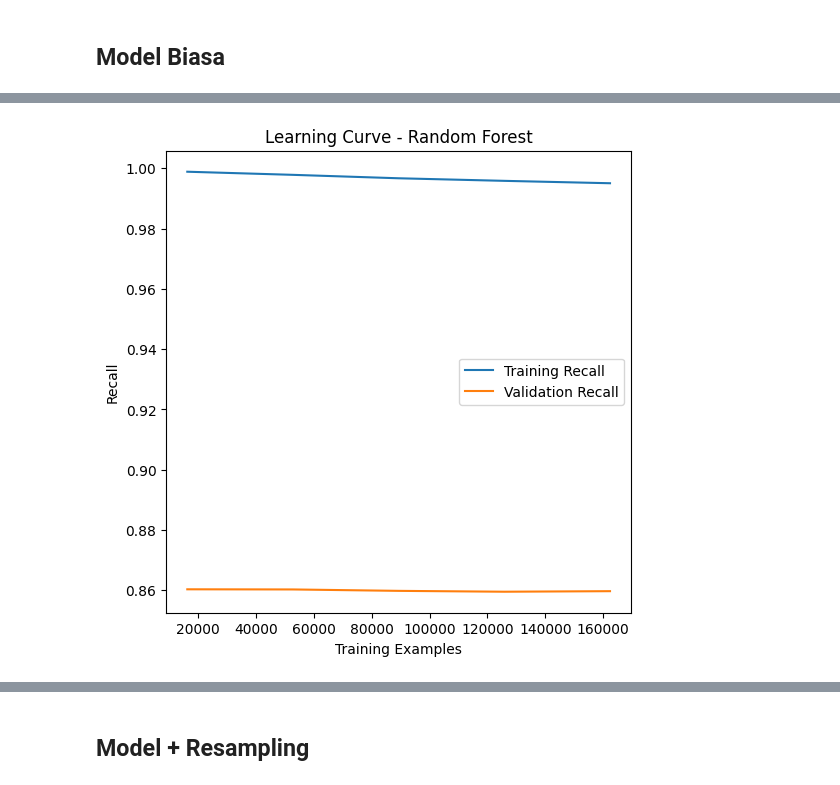
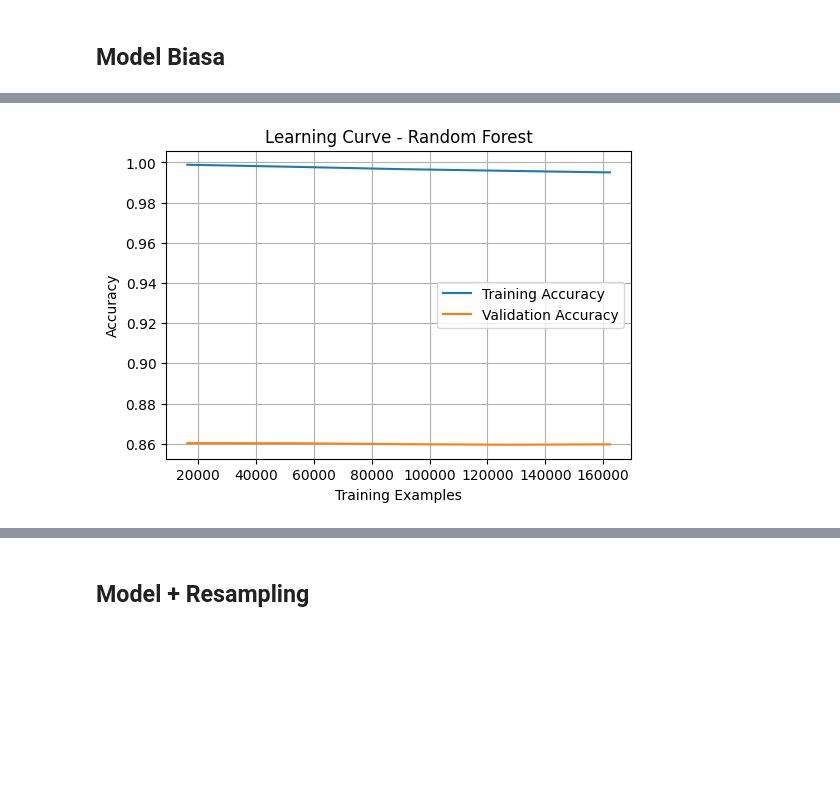
Before and after one commit to Ariqueeezz/Personal_Data_Science_Projects, a Jupyter notebook: Experiment2_DiabetesPrediction.ipynb, the cells around one changed output, grey strips where cells are left out. Saved outputs shown, nothing was run; the diff lists cells and outputs as text; code cells hidden in the pictures; blank space fills up the shorter version.

```diff
--- a/Experiment2_DiabetesPrediction.ipynb
+++ b/Experiment2_DiabetesPrediction.ipynb
@@ -278,96 +264,120 @@ X_train_resampled, X_test_resampled, y_train_resampled, y_test_resampled = train
 # %% [markdown]
 ## **Model Biasa**
 # %%
+# Inisialisasi Model
 rfc = RandomForestClassifier(random_state=42)
 dtc = DecisionTreeClassifier(random_state=42)
 xgb = XGBClassifier(random_state=42)
 
-model_scores = []
 models = [
     ("Random Forest", rfc),
     ("XGboost Classifier", xgb),
     ("Decision Tree", dtc),
 ]
 
+# Inisialisasi list untuk menyimpan data plotting ROC
+roc_curve_data = []
+model_scores = []
+
 best_model = None
 best_accuracy = 0.0
-best_params = {}
 
+# Loop Model
 for model_name, model in models:
     pipeline = Pipeline([
         ('model', model)
     ])
 
-    print(f" {model} ".center(50, '='))
-    print()
+    print(f" {model_name} ".center(50, '='))
 
     # Training Model
     pipeline.fit(X_train, y_train)
     y_pred = pipeline.predict(X_test)
     y_prob = pipeline.predict_proba(X_test)[:, 1]
 
-    # Evaluasi Model
+    # Evaluasi Metrics
     accuracy = accuracy_score(y_test, y_pred)
     precision = precision_score(y_test, y_pred)
     recall = recall_score(y_test, y_pred)
     f1 = f1_score(y_test, y_pred)
+    roc_auc = roc_auc_score(y_test, y_prob)
     cm = confusion_matrix(y_test, y_pred)
-    roc_auc = roc_auc_score(y_test, y_prob)
 
-    # Learning Curve
+    # Simpan data ROC untuk di-plot nanti (Bagian Penting)
+    fpr, tpr, thresholds = roc_curve(y_test, y_prob)
+    roc_curve_data.append({
+        'label': model_name,
+        'fpr': fpr,
+        'tpr': tpr,
+        'auc': roc_auc
+    })
+
+    # --- Learning Curve (Tetap Individual per Model) ---
     train_sizes, train_scores, test_scores = learning_curve(
         pipeline, X_train, y_train, cv=5, scoring='accuracy', n_jobs=-1)
 
     train_scores_mean = np.mean(train_scores, axis=1)
     test_scores_mean = np.mean(test_scores, axis=1)
 
-    # Learning Curve Visualization
-    plt.figure(figsize=(6, 6))
-    plt.plot(train_sizes, train_scores_mean, label='Training Recall')
-    plt.plot(train_sizes, test_scores_mean, label='Validation Recall')
+    plt.figure(figsize=(6, 4))
+    plt.plot(train_sizes, train_scores_mean, label='Training Accuracy')
+    plt.plot(train_sizes, test_scores_mean, label='Validation Accuracy')
     plt.xlabel('Training Examples')
-    plt.ylabel('Recall')
+    plt.ylabel('Accuracy') # Sesuaikan label jika scoring='accuracy'
     plt.title(f'Learning Curve - {model_name}')
     plt.legend()
+    plt.grid(True)
     plt.show()
 
-    # ROC AUC Score
-    fpr, tpr, thresholds = roc_curve(y_test, y_prob)
-    # ROC AUC Visualization
-    plt.figure(figsize=(6,6))
-    plt.plot(fpr, tpr, color='blue', label='ROC curve (AUC = %0.3f)' % roc_auc)
-    plt.plot([0, 1], [0, 1], color='gray', linestyle='--')
-    plt.xlabel('False Positive Rate')
-    plt.ylabel('True Positive Rate')
-    plt.title(f'Receiver Operating Characteristic (ROC) Curve\n{model.__class__.__name__}')
-    plt.legend(loc="lower right")
+    # --- Confusion Matrix (Tetap Individual per Model) ---
+    cm_display = ConfusionMatrixDisplay(confusion_matrix=cm, display_labels=pipeline.classes_)
+    cm_display.plot(cmap='crest')
+    plt.title(f'Confusion Matrix - {model_name}')
     plt.show()
 
+    print(classification_report(y_test, y_pred))
+
+    # Simpan Score ke DataFrame
     model_scores.append({
         'Model': model_name,
         'Accuracy': accuracy,
         'Precision': precision,
         'Recall': recall,
         'F1 Score': f1,
-        'AUC Score': roc_auc})
+        'AUC Score': roc_auc
+    })
 
-    model_scores_df = pd.DataFrame(model_scores)
-
-    # Confusion Matrix
-    cm_display = ConfusionMatrixDisplay(confusion_matrix=cm, display_labels=pipeline.classes_)
-    cm_display.plot(cmap='crest')
-    plt.title(model_name)
-    plt.show()
-    print()
-
+    # Cek Best Model
     if accuracy > best_accuracy:
         best_accuracy = accuracy
         best_model = pipeline
 
-# Evaluasi Model
-display(model_scores_df)
+# --- VISUALISASI GABUNGAN ROC CURVE ---
+print(" Combined ROC-AUC Curve ".center(50, '='))
+plt.figure(figsize=(10, 8))
+
+# Loop data yang sudah disimpan untuk membuat garis tiap model
+for data in roc_curve_data:
+    plt.plot(data['fpr'], data['tpr'], linewidth=2,
+             label=f"{data['label']} (AUC = {data['auc']:.3f})")
+
+# Garis diagonal (random guess)
+plt.plot([0, 1], [0, 1], 'k--', lw=2, color='gray', label='Random Guess')
+
+# Dekorasi Plot
+plt.xlim([0.0, 1.0])
+plt.ylim([0.0, 1.05])
+plt.xlabel('False Positive Rate', fontsize=12)
+plt.ylabel('True Positive Rate', fontsize=12)
+plt.title('Comparison of ROC Curves for All Models', fontsize=15)
+plt.legend(loc="lower right", fontsize=12)
+plt.grid(alpha=0.3)
+plt.show()
+
+# --- Tampilkan DataFrame Hasil Akhir ---
+model_scores_df = pd.DataFrame(model_scores)
+display(model_scores_df.sort_values(by='AUC Score', ascending=False))
+
 print()
-print(f"Best Model:")
-print(f"Accuracy Test: {best_accuracy}")
-print(f"Best Model: {best_model} with accuracy {best_accuracy:.2f}")
+print(f"Best Model by Accuracy: {best_model.steps[-1][1]} with accuracy {best_accuracy:.2f}")
 # %% [output]
@@ -375 +385 @@ print(f"Best Model: {best_model} with accuracy {best_accuracy:.2f}")
-[figure, old version]
+[figure, new version]
```
Also changed, not shown: parts of 13 cells of this notebook.
